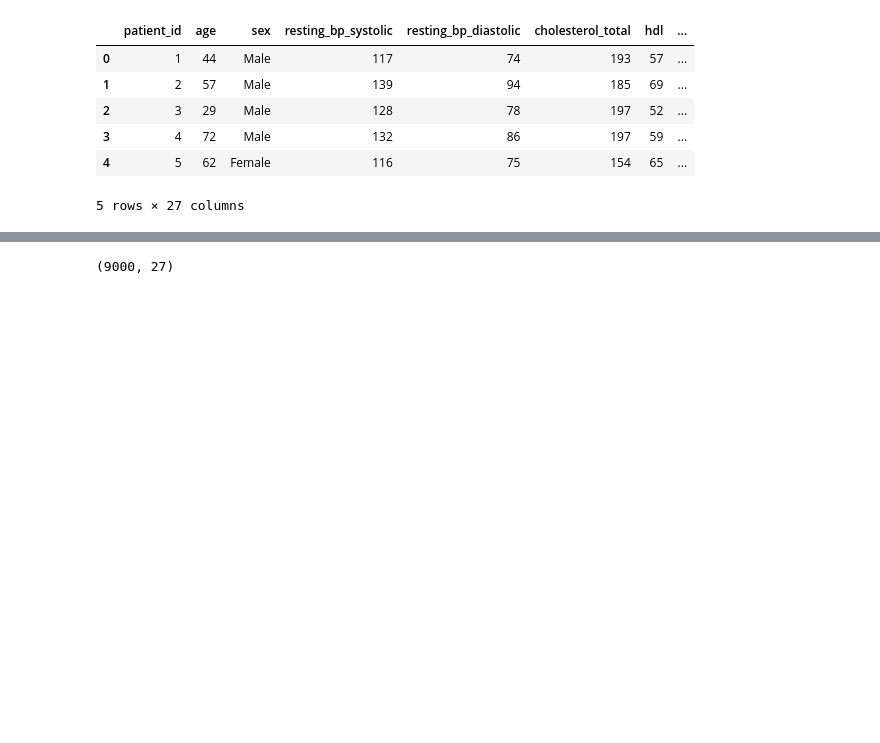
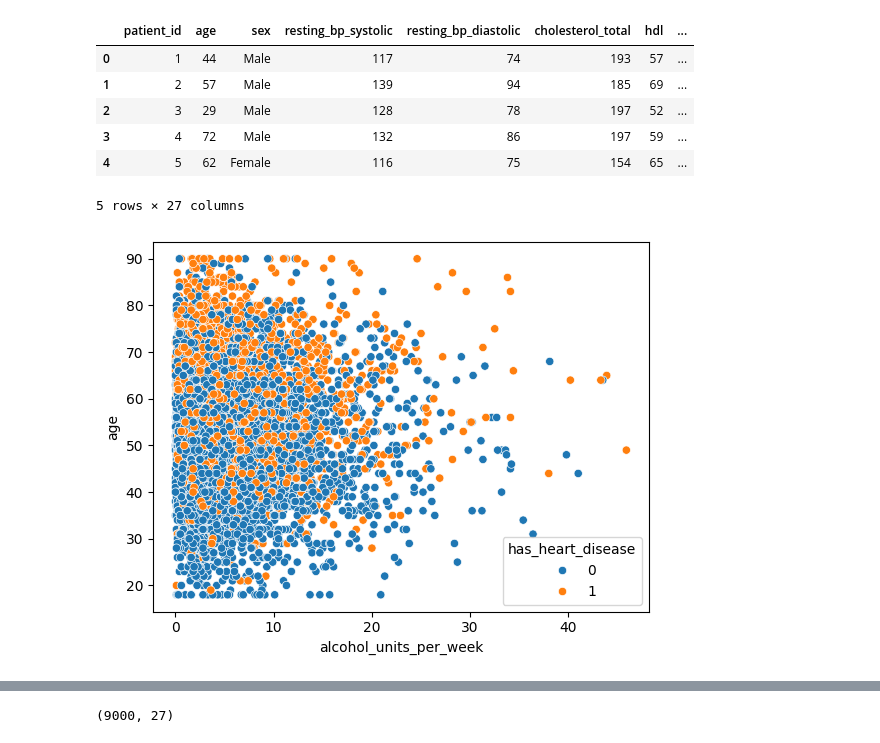
Before and after one commit to Shambhuraje1919/Machine_Learning_Paractice, a Jupyter notebook: Heart_Disease_Prediction.ipynb, the cells around one changed output, grey strips where cells are left out. Drawn from its saved outputs; the diff is of its cells as text; code cells hidden in the pictures; blank space fills up the shorter version.

```diff
--- a/Heart_Disease_Prediction.ipynb
+++ b/Heart_Disease_Prediction.ipynb
@@ -31,3 +33,8 @@ df.head()
 | 3 | 4 | 72 | Male | 132 | 86 | 197 | 59 | ... |
 | 4 | 5 | 62 | Female | 116 | 75 | 154 | 65 | ... |
 5 rows × 27 columns
+# %%
+sbn.scatterplot(data = df , x= 'alcohol_units_per_week',y='age',color='red',hue='has_heart_disease')
+plt.show()
+# %% [output]
+[figure, added]
```
Also changed, not shown: parts of 16 cells of this notebook.
